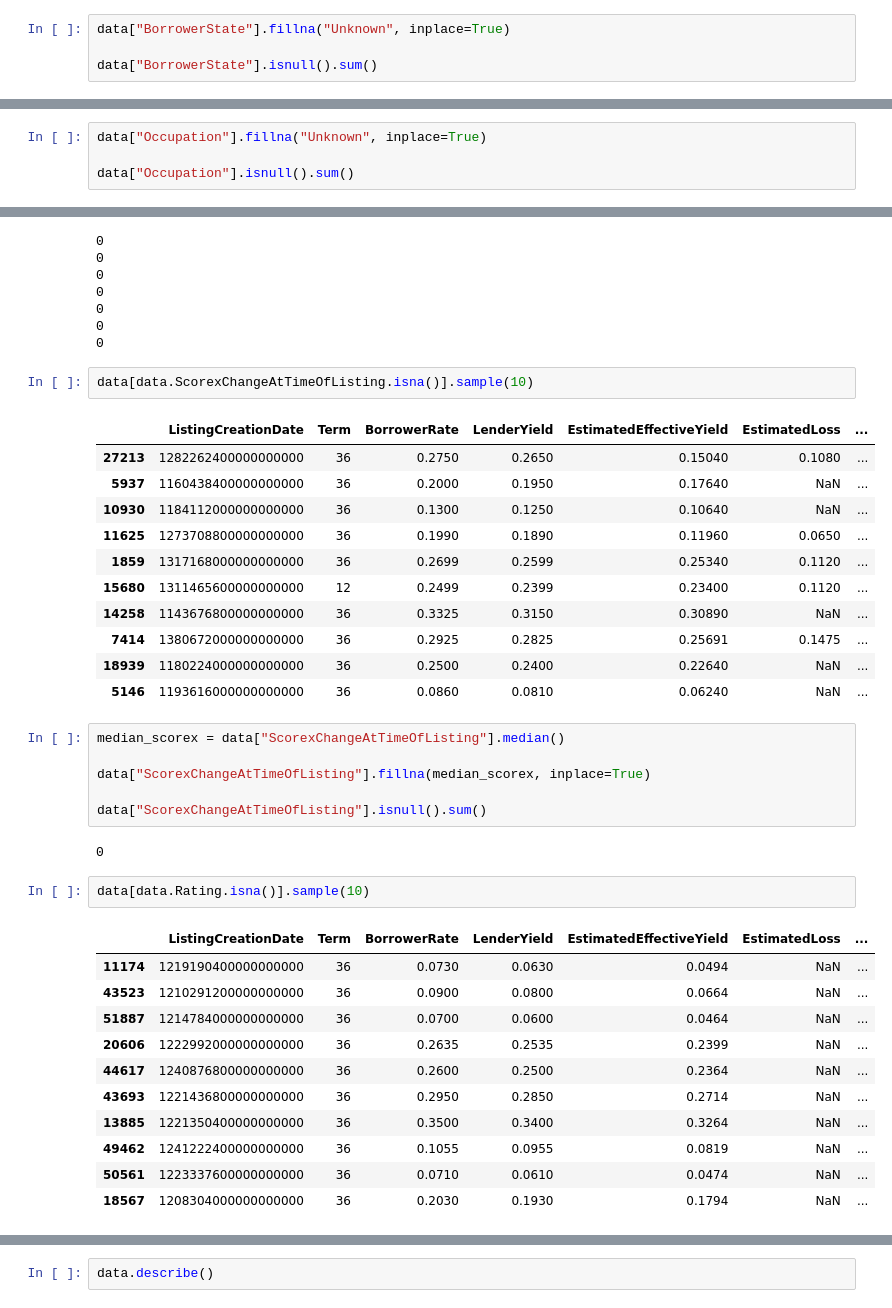
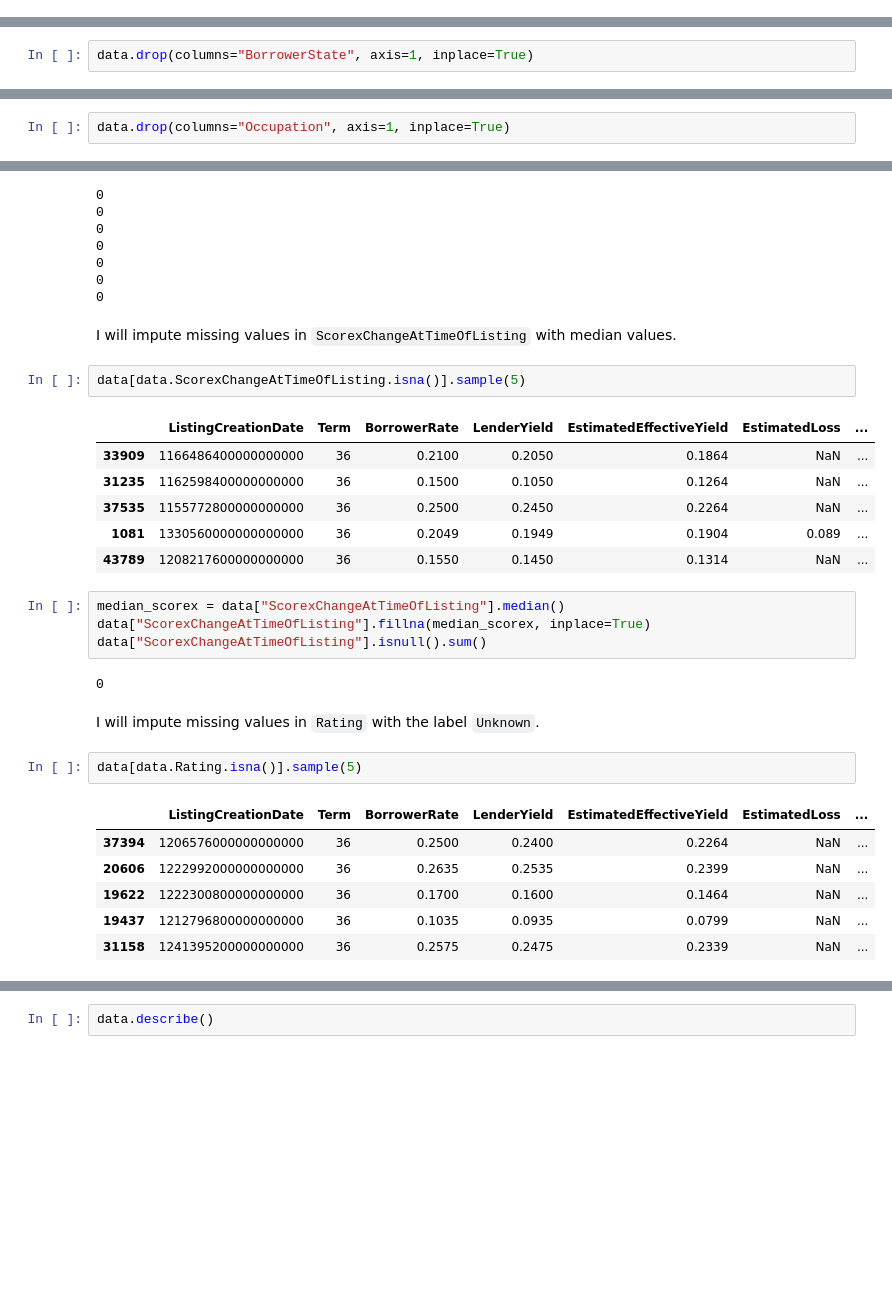
Before and after one commit to eskrav/udacity-machine-learning, a Jupyter notebook: capstone-project/capstone_project.ipynb, the cells around one changed output, grey strips where cells are left out. Saved outputs shown, nothing was run; the diff lists cells and outputs as text; blank space fills up the shorter version.

```diff
--- a/capstone-project/capstone_project.ipynb
+++ b/capstone-project/capstone_project.ipynb
@@ -203,4 +183,0 @@ data[data.BorrowerState.isna()].sample(10)
-# %%
-data["BorrowerState"].fillna("Unknown", inplace=True)
-
-data["BorrowerState"].isnull().sum()
@@ -210,0 +184,2 @@ data["BorrowerState"].isnull().sum()
+# %%
+data.drop(columns="BorrowerState", axis=1, inplace=True)
@@ -225,4 +196,0 @@ data[data.Occupation.isna()].sample(10)
-# %%
-data["Occupation"].fillna("Unknown", inplace=True)
-
-data["Occupation"].isnull().sum()
@@ -231,3 +197,5 @@ data["Occupation"].isnull().sum()
+# %%
+data.drop(columns="Occupation", axis=1, inplace=True)
 # %% [markdown]
 `EmploymentStatus` cannot be imputed.  Unknown values will be labeled as such.
 # %%
@@ -704,41 +565,33 @@ print(data["ProsperPrincipalOutstanding"].isnull().sum())
 0
 0
 0
+# %% [markdown]
+I will impute missing values in `ScorexChangeAtTimeOfListing` with median values.
 # %%
-data[data.ScorexChangeAtTimeOfListing.isna()].sample(10)
+data[data.ScorexChangeAtTimeOfListing.isna()].sample(5)
 # %% [output]
 |  | ListingCreationDate | Term | BorrowerRate | LenderYield | EstimatedEffectiveYield | EstimatedLoss | ... |
-| 27213 | 1282262400000000000 | 36 | 0.2750 | 0.2650 | 0.15040 | 0.1080 | ... |
-| 5937 | 1160438400000000000 | 36 | 0.2000 | 0.1950 | 0.17640 | NaN | ... |
-| 10930 | 1184112000000000000 | 36 | 0.1300 | 0.1250 | 0.10640 | NaN | ... |
-| 11625 | 1273708800000000000 | 36 | 0.1990 | 0.1890 | 0.11960 | 0.0650 | ... |
-| 1859 | 1317168000000000000 | 36 | 0.2699 | 0.2599 | 0.25340 | 0.1120 | ... |
-| 15680 | 1311465600000000000 | 12 | 0.2499 | 0.2399 | 0.23400 | 0.1120 | ... |
-| 14258 | 1143676800000000000 | 36 | 0.3325 | 0.3150 | 0.30890 | NaN | ... |
-| 7414 | 1380672000000000000 | 36 | 0.2925 | 0.2825 | 0.25691 | 0.1475 | ... |
-| 18939 | 1180224000000000000 | 36 | 0.2500 | 0.2400 | 0.22640 | NaN | ... |
-| 5146 | 1193616000000000000 | 36 | 0.0860 | 0.0810 | 0.06240 | NaN | ... |
+| 33909 | 1166486400000000000 | 36 | 0.2100 | 0.2050 | 0.1864 | NaN | ... |
+| 31235 | 1162598400000000000 | 36 | 0.1500 | 0.1050 | 0.1264 | NaN | ... |
+| 37535 | 1155772800000000000 | 36 | 0.2500 | 0.2450 | 0.2264 | NaN | ... |
+| 1081 | 1330560000000000000 | 36 | 0.2049 | 0.1949 | 0.1904 | 0.089 | ... |
+| 43789 | 1208217600000000000 | 36 | 0.1550 | 0.1450 | 0.1314 | NaN | ... |
 # %%
 median_scorex = data["ScorexChangeAtTimeOfListing"].median()
-
 data["ScorexChangeAtTimeOfListing"].fillna(median_scorex, inplace=True)
-
 data["ScorexChangeAtTimeOfListing"].isnull().sum()
 # %% [output]
 0
+# %% [markdown]
+I will impute missing values in `Rating` with the label `Unknown`.
 # %%
-data[data.Rating.isna()].sample(10)
+data[data.Rating.isna()].sample(5)
 # %% [output]
 |  | ListingCreationDate | Term | BorrowerRate | LenderYield | EstimatedEffectiveYield | EstimatedLoss | ... |
-| 11174 | 1219190400000000000 | 36 | 0.0730 | 0.0630 | 0.0494 | NaN | ... |
-| 43523 | 1210291200000000000 | 36 | 0.0900 | 0.0800 | 0.0664 | NaN | ... |
-| 51887 | 1214784000000000000 | 36 | 0.0700 | 0.0600 | 0.0464 | NaN | ... |
+| 37394 | 1206576000000000000 | 36 | 0.2500 | 0.2400 | 0.2264 | NaN | ... |
 | 20606 | 1222992000000000000 | 36 | 0.2635 | 0.2535 | 0.2399 | NaN | ... |
-| 44617 | 1240876800000000000 | 36 | 0.2600 | 0.2500 | 0.2364 | NaN | ... |
-| 43693 | 1221436800000000000 | 36 | 0.2950 | 0.2850 | 0.2714 | NaN | ... |
-| 13885 | 1221350400000000000 | 36 | 0.3500 | 0.3400 | 0.3264 | NaN | ... |
-| 49462 | 1241222400000000000 | 36 | 0.1055 | 0.0955 | 0.0819 | NaN | ... |
-| 50561 | 1223337600000000000 | 36 | 0.0710 | 0.0610 | 0.0474 | NaN | ... |
-| 18567 | 1208304000000000000 | 36 | 0.2030 | 0.1930 | 0.1794 | NaN | ... |
+| 19622 | 1222300800000000000 | 36 | 0.1700 | 0.1600 | 0.1464 | NaN | ... |
+| 19437 | 1212796800000000000 | 36 | 0.1035 | 0.0935 | 0.0799 | NaN | ... |
+| 31158 | 1241395200000000000 | 36 | 0.2575 | 0.2475 | 0.2339 | NaN | ... |
 # %%
 data["Rating"].fillna("Unknown", inplace=True)
```
Also changed, not shown: parts of 236 cells of this notebook, 13 other files.
